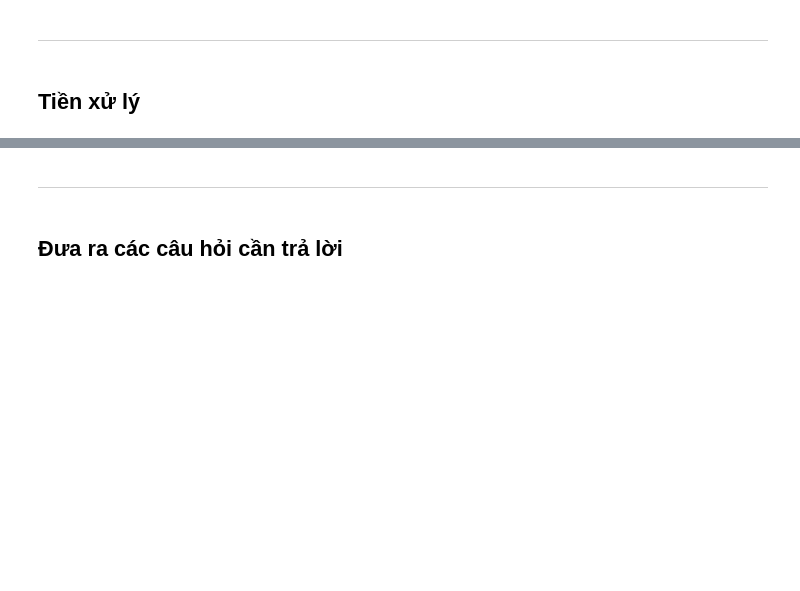
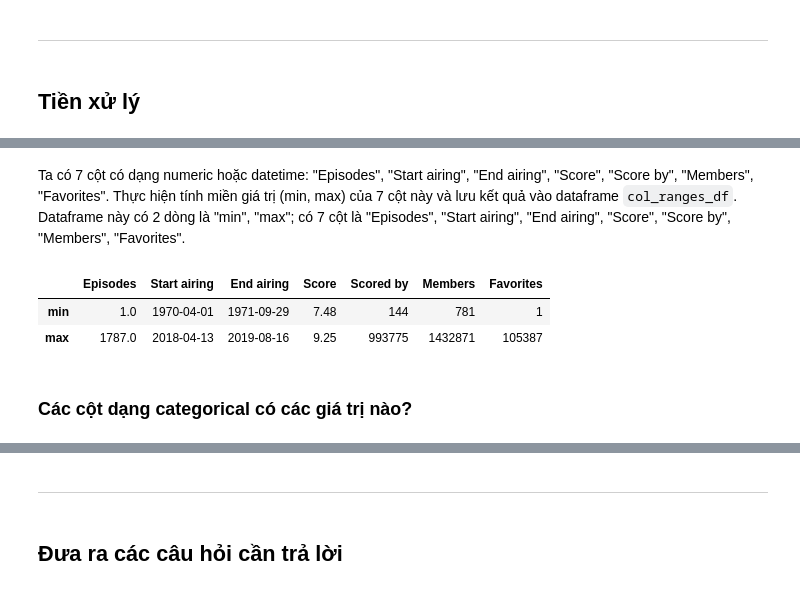
Before and after one commit to jekkyboy/LT-KHDL, a Jupyter notebook: 1712262-NguyenTruongAn.ipynb, the cells around one changed output, grey strips where cells are left out. Saved outputs shown, nothing was run; the diff lists cells and outputs as text; code cells hidden in the pictures; blank space fills up the shorter version.

```diff
--- a/1712262-NguyenTruongAn.ipynb
+++ b/1712262-NguyenTruongAn.ipynb
@@ -111,0 +198,12 @@ str
+# %% [markdown]
+Ta có 7 cột có dạng numeric hoặc datetime: "Episodes", "Start airing", "End airing", "Score", "Score by", "Members", "Favorites". Thực hiện tính miền giá trị (min, max) của 7 cột này và lưu kết quả vào dataframe `col_ranges_df`. Dataframe này có 2 dòng là "min", "max"; có 7 cột là "Episodes", "Start airing", "End airing", "Score", "Score by", "Members", "Favorites".
+# %%
+num_col_names = anime_df.dtypes.index[anime_df.dtypes != "object"]
+col_ranges_df = anime_df.loc[:, num_col_names].agg(["min", "max"])
+col_ranges_df
+# %% [output]
+|  | Episodes | Start airing | End airing | Score | Scored by | Members | Favorites |
+| min | 1.0 | 1970-04-01 | 1971-09-29 | 7.48 | 144 | 781 | 1 |
+| max | 1787.0 | 2018-04-13 | 2019-08-16 | 9.25 | 993775 | 1432871 | 105387 |
+# %% [markdown]
+### Các cột dạng categorical có các giá trị nào?
```
Also changed, not shown: parts of 55 cells of this notebook, 1 other file.
